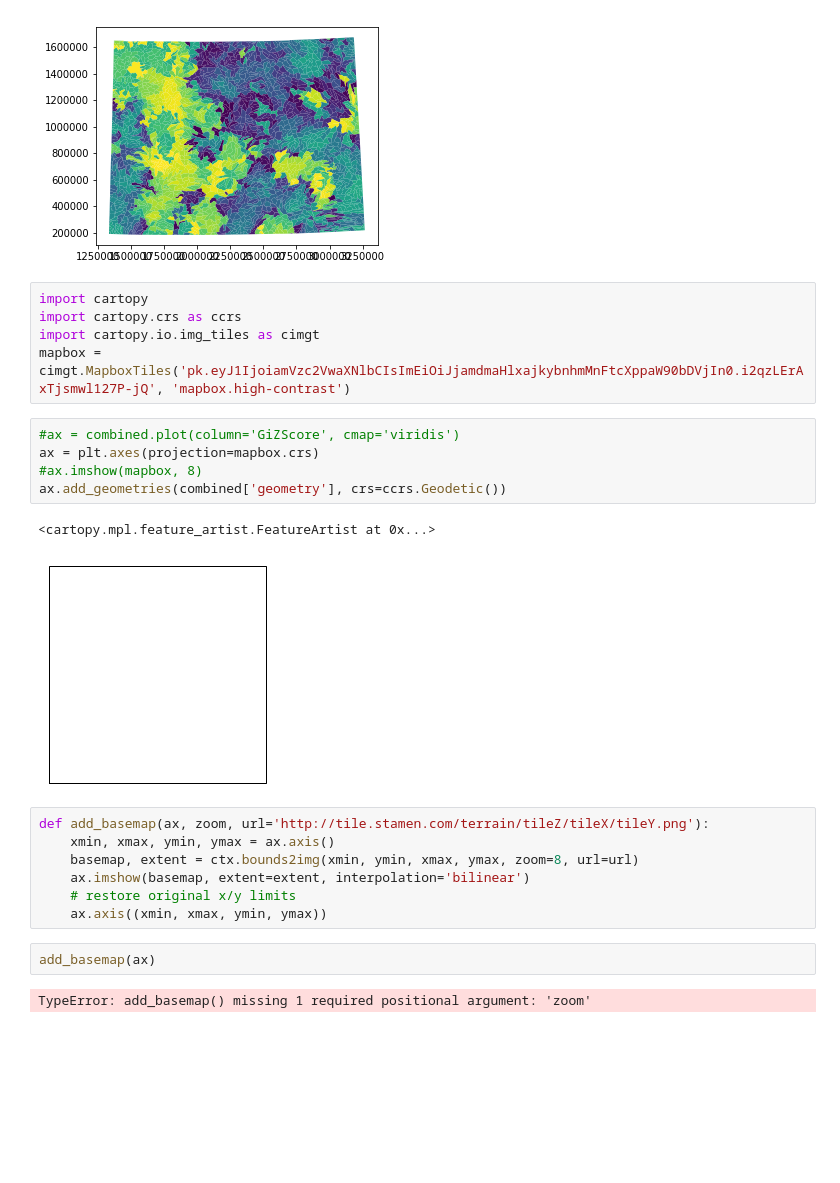
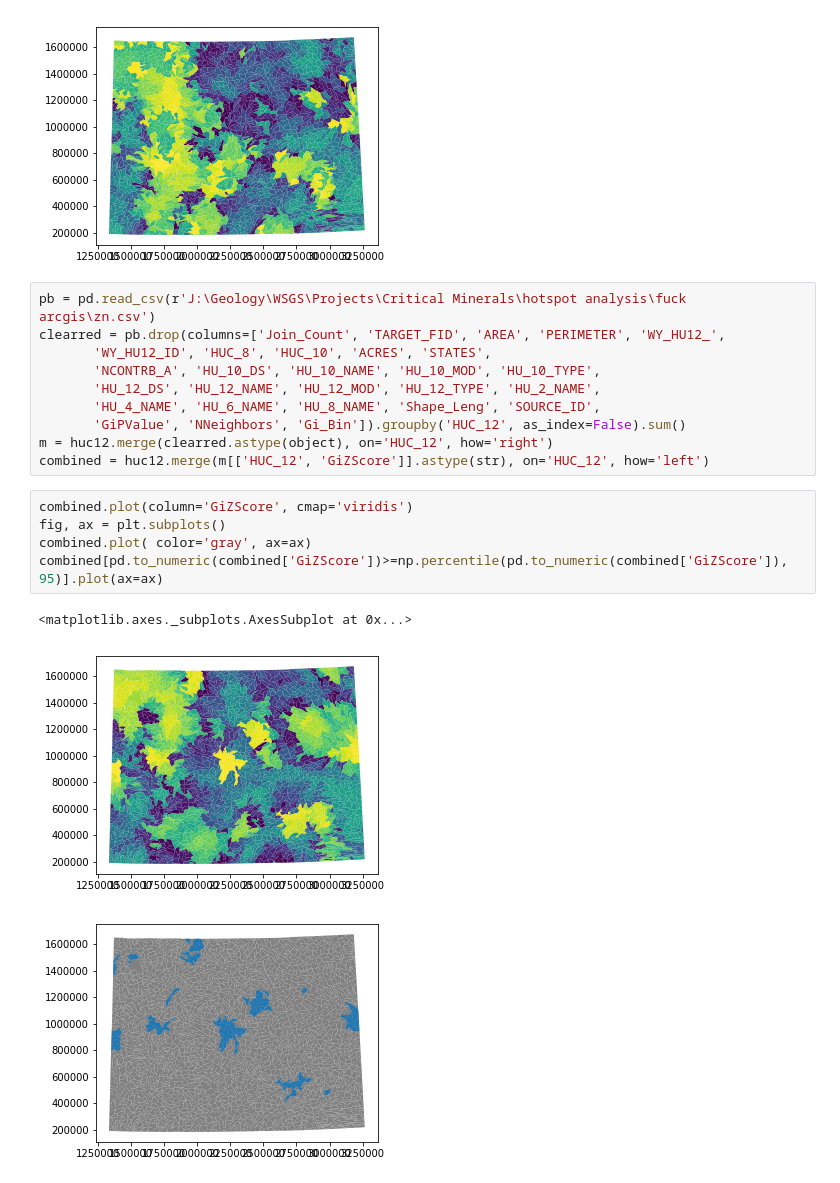
Before and after one commit to jessepisel/criticalandstrategic, a Jupyter notebook: hotspots.ipynb, the cells around one changed output. Drawn from its saved outputs; the diff is of its cells as text; blank space fills up the shorter version.

Commit message:
hotspots
interested in rock, soil, and sediment hotspots. need to nail down probability for each huc basin

```diff
--- a/hotspots.ipynb
+++ b/hotspots.ipynb
@@ -88,27 +85,22 @@ combined.plot(column='GiZScore', cmap='viridis')
 # %% [output]
 <matplotlib.axes._subplots.AxesSubplot at 0x...>
 [figure]
-# %%
-import cartopy
-import cartopy.crs as ccrs
-import cartopy.io.img_tiles as cimgt
-mapbox = cimgt.MapboxTiles('pk.eyJ1IjoiamVzc2VwaXNlbCIsImEiOiJjamdmaHlxajkybnhmMnFtcXppaW90bDVjIn0.i2qzLErAxTjsmwl127P-jQ', 'mapbox.high-contrast')
-# %%
-#ax = combined.plot(column='GiZScore', cmap='viridis')
-ax = plt.axes(projection=mapbox.crs)
-#ax.imshow(mapbox, 8)
-ax.add_geometries(combined['geometry'], crs=ccrs.Geodetic())
-# %% [output]
-<cartopy.mpl.feature_artist.FeatureArtist at 0x...>
-[figure, removed]
-# %%
-def add_basemap(ax, zoom, url='http://tile.stamen.com/terrain/tileZ/tileX/tileY.png'):
-    xmin, xmax, ymin, ymax = ax.axis()
-    basemap, extent = ctx.bounds2img(xmin, ymin, xmax, ymax, zoom=8, url=url)
-    ax.imshow(basemap, extent=extent, interpolation='bilinear')
-    # restore original x/y limits
-    ax.axis((xmin, xmax, ymin, ymax))
-# %%
-add_basemap(ax)
-# %% [output]
-TypeError: add_basemap() missing 1 required positional argument: 'zoom'
+# %%
+pb = pd.read_csv(r'J:\Geology\WSGS\Projects\Critical Minerals\hotspot analysis\fuck arcgis\zn.csv')
+clearred = pb.drop(columns=['Join_Count', 'TARGET_FID', 'AREA', 'PERIMETER', 'WY_HU12_',
+       'WY_HU12_ID', 'HUC_8', 'HUC_10', 'ACRES', 'STATES',
+       'NCONTRB_A', 'HU_10_DS', 'HU_10_NAME', 'HU_10_MOD', 'HU_10_TYPE',
+       'HU_12_DS', 'HU_12_NAME', 'HU_12_MOD', 'HU_12_TYPE', 'HU_2_NAME',
+       'HU_4_NAME', 'HU_6_NAME', 'HU_8_NAME', 'Shape_Leng', 'SOURCE_ID',
+       'GiPValue', 'NNeighbors', 'Gi_Bin']).groupby('HUC_12', as_index=False).sum()
+m = huc12.merge(clearred.astype(object), on='HUC_12', how='right')
+combined = huc12.merge(m[['HUC_12', 'GiZScore']].astype(str), on='HUC_12', how='left')
+# %%
+combined.plot(column='GiZScore', cmap='viridis')
+fig, ax = plt.subplots()
+combined.plot( color='gray', ax=ax)
+combined[pd.to_numeric(combined['GiZScore'])>=np.percentile(pd.to_numeric(combined['GiZScore']), 95)].plot(ax=ax)
+# %% [output]
+<matplotlib.axes._subplots.AxesSubplot at 0x...>
+[figure, added]
+[figure, added]
```
Also changed, not shown: parts of 6 cells of this notebook, 2 other files.
